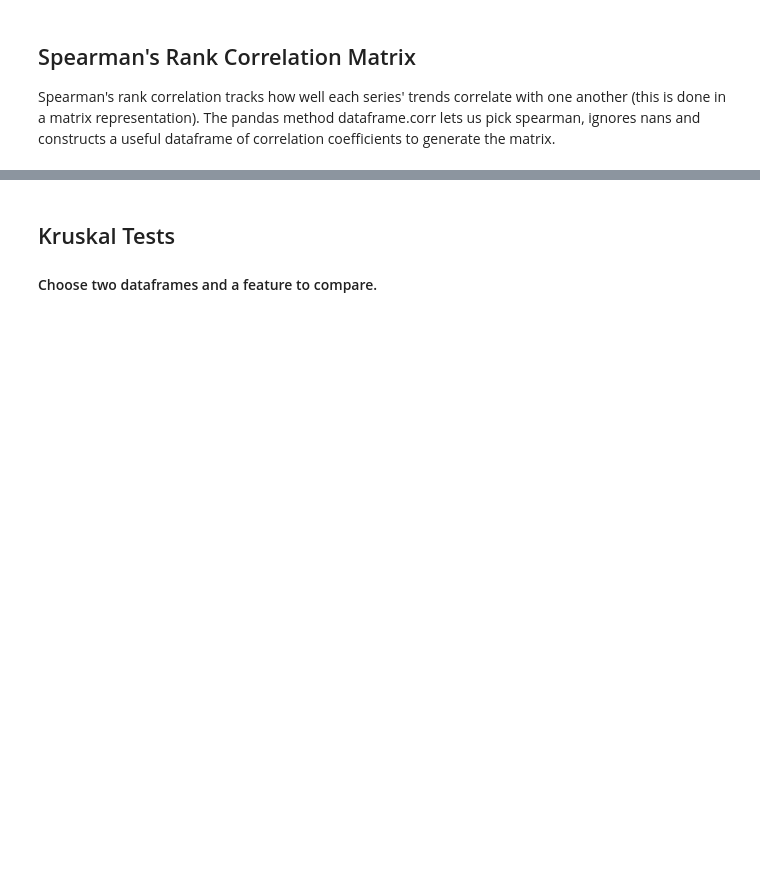
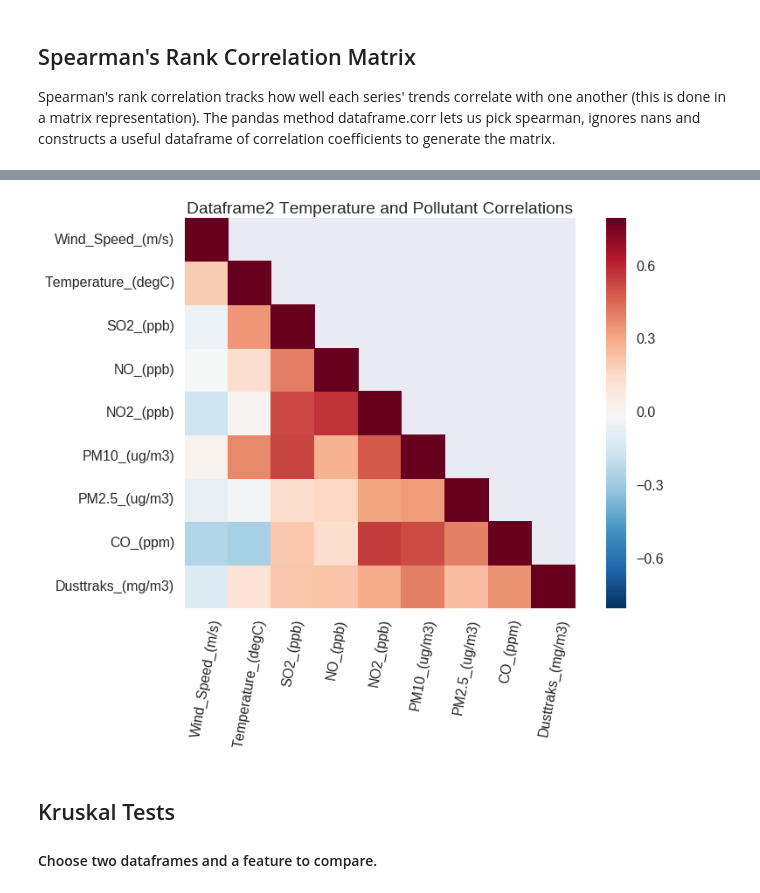
Before and after one commit to BrennaManning/atmospheric-analysis, a Jupyter notebook: analysis_suite.ipynb, the cells around one changed output, grey strips where cells are left out. Cells and saved outputs as stored; diff of their text form; code cells hidden in the pictures; blank space fills up the shorter version.

```diff
--- a/analysis_suite.ipynb
+++ b/analysis_suite.ipynb
@@ -757,3 +787,7 @@ correlationHeatmap(dataframe1_spearman, dataframe1_name.value)
+# %%
+correlationHeatmap(dataframe2_spearman, dataframe2_name.value)
+# %% [output]
+[figure, added]
 # %% [markdown]
 ## Kruskal Tests
 #### Choose two dataframes and a feature to compare.
```
Also changed, not shown: parts of 19 cells of this notebook.
